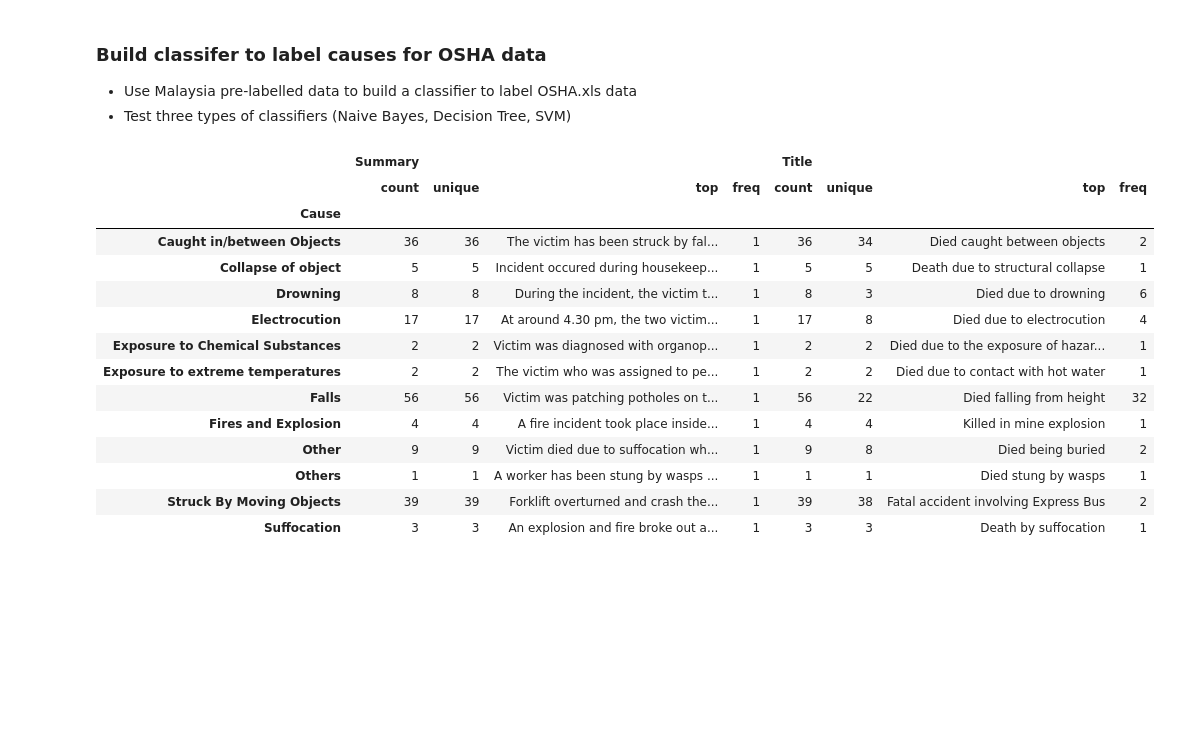
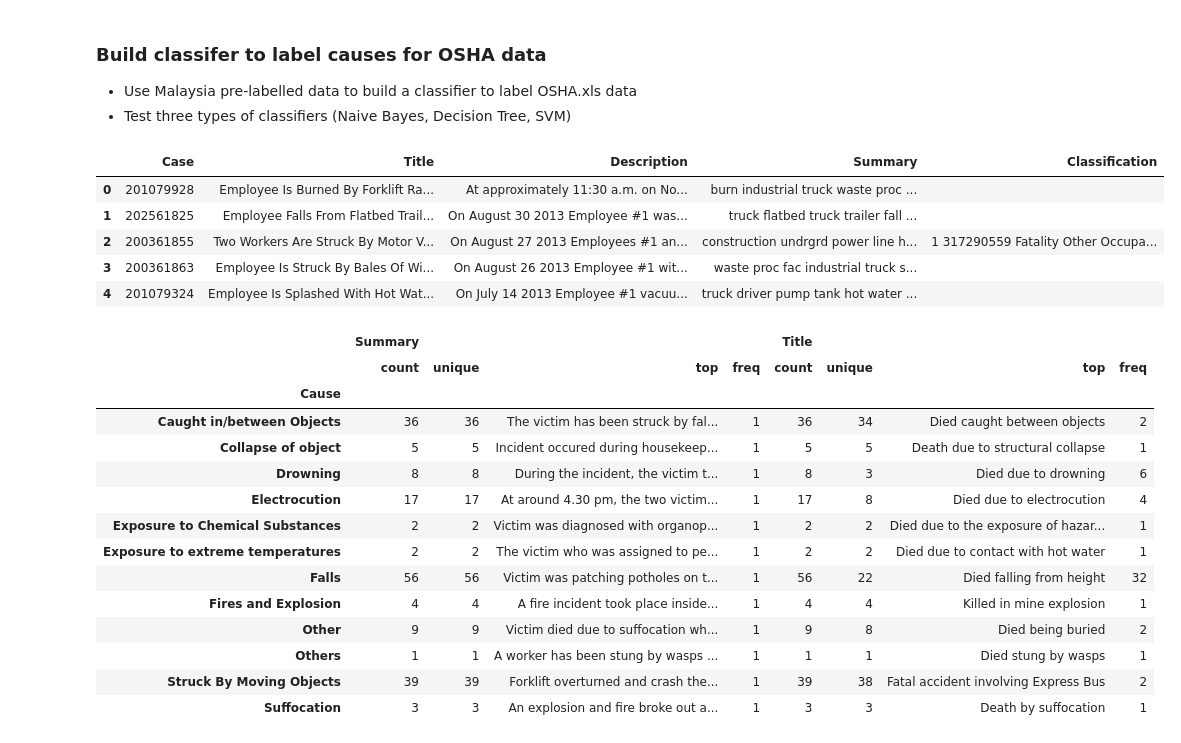
Before and after one commit to arynchoong/MTech-KE-FL, a Jupyter notebook: tfidf Models.ipynb, the cells around one changed output. Drawn from its saved outputs; the diff is of its cells as text; code cells hidden in the pictures; blank space fills up the shorter version.

Commit message:
Corrected error reading in osha.xlsx
Corrected error reading in osha.xlsx.  Now osha1.csv is now 16323 records long

```diff
--- a/tfidf Models.ipynb
+++ b/tfidf Models.ipynb
@@ -25,7 +25,16 @@ from nltk import word_tokenize
 from nltk.stem import WordNetLemmatizer
 %matplotlib inline
 # %%
-osha=pd.read_excel('osha.xlsx',names = ["Case", "Title", "Description","Summary", "Classification"])
+osha=pd.read_excel('osha.xlsx', header=None, names = ["Case", "Title", "Description","Summary", "Classification"])
+# %%
+osha.head()
+# %% [output]
+|  | Case | Title | Description | Summary | Classification |
+| 0 | 201079928 | Employee Is Burned By Forklift Ra... | At approximately 11:30 a.m. on No... | burn industrial truck waste proc ... |  |
+| 1 | 202561825 | Employee Falls From Flatbed Trail... | On August 30 2013 Employee #1 was... | truck flatbed truck trailer fall ... |  |
+| 2 | 200361855 | Two Workers Are Struck By Motor V... | On August 27 2013 Employees #1 an... | construction undrgrd power line h... | 1 317290559 Fatality Other Occupa... |
+| 3 | 200361863 | Employee Is Struck By Bales Of Wi... | On August 26 2013 Employee #1 wit... | waste proc fac industrial truck s... |  |
+| 4 | 201079324 | Employee Is Splashed With Hot Wat... | On July 14 2013 Employee #1 vacuu... | truck driver pump tank hot water ... |  |
 # %%
 # Read in labelled Malaysia Data
 report_train=pd.read_excel('MsiaAccidentCasesTrain.xlsx',names = ["Cause", "Title", "Summary"])
```
